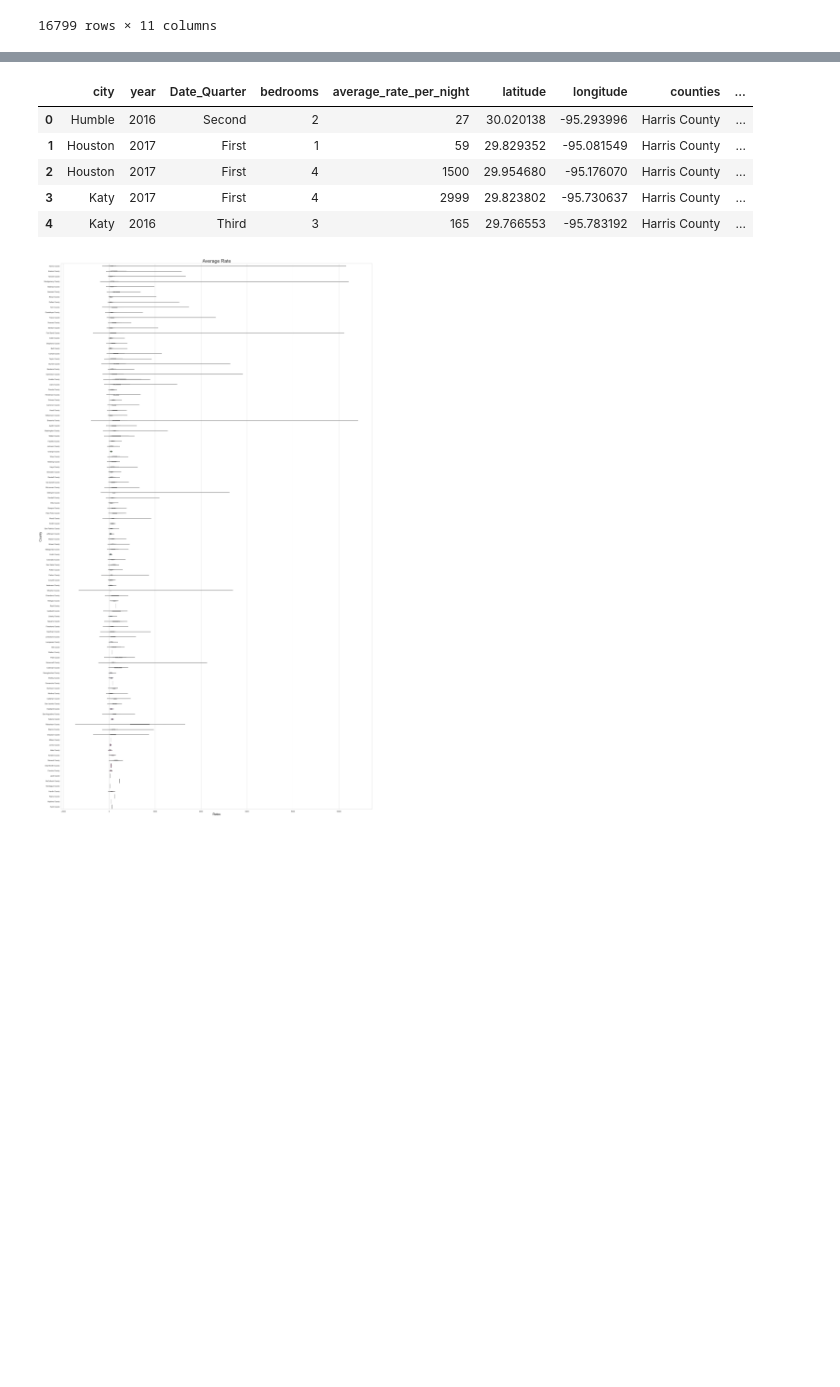
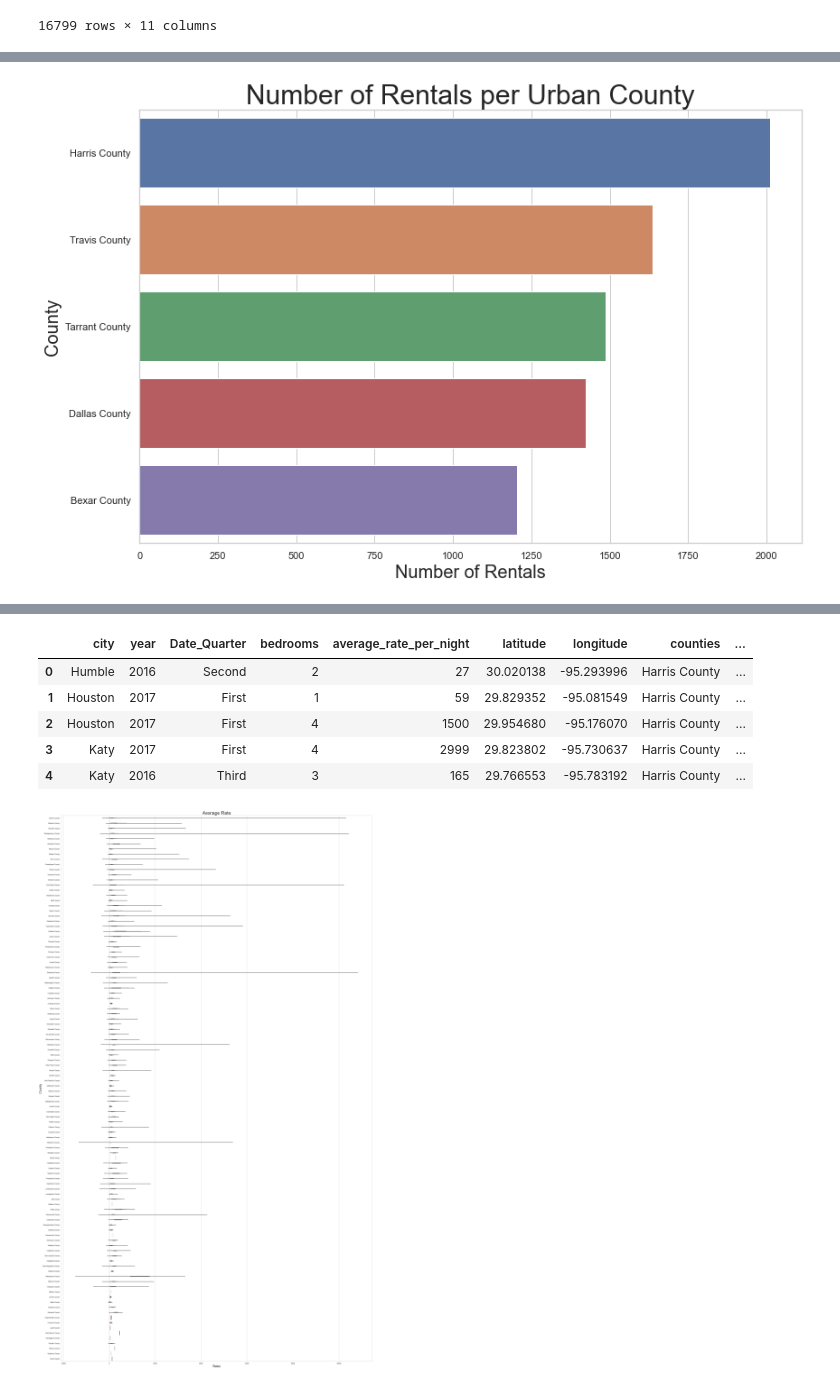
Before and after one commit to stevengreen320/Airbnb-EDA, a Jupyter notebook: Project 1 Extra.ipynb, the cells around one changed output, grey strips where cells are left out. Drawn from its saved outputs; the diff is of its cells as text; code cells hidden in the pictures; blank space fills up the shorter version.

Commit message:
Visualizations
Visualizations

```diff
--- a/Project 1 Extra.ipynb
+++ b/Project 1 Extra.ipynb
@@ -479,3 +479,13 @@ airbnb_df
 
 # airbnb_df['average_rate_per_night'] = airbnb_df['average_rate_per_night'].str.replace('$', '').astype(int)
 # airbnb_df
+# %%
+# Make Bins for Rual and Uban
+
+bins_1 = [0, 50000, 4600000]
+
+# Create the names for the five bins
+group_names1 = ["Rual", "Urban"]
+# %%
+airbnb_df1["Urban_Rual"] = pd.cut(airbnb_df1["TotalPop"], bins_1, labels=group_names1, include_lowest=True)
+airbnb_df1
@@ -481,0 +506,4 @@ airbnb_df
+# %%
+# Urban data
+urban_df = airbnb_df1.loc[airbnb_df1.Urban_Rual == "Urban"]
+urban_df
@@ -481,0 +524,5 @@ airbnb_df
+# %%
+# Top Urban Counties
+urban_county = urban_df.groupby('counties')['city'].count().reset_index().sort_values(by='city', ascending=False).head(5)
+
+urban_county
@@ -481,0 +536,10 @@ airbnb_df
+# %%
+plt.figure(figsize = (12,8))
+sns.barplot(x='city', y="counties", data=urban_county)
+plt.title("Number of Rentals per Urban County", size=30)
+plt.xlabel("Number of Rentals", size=20)
+plt.ylabel("County", size=20)
+plt.tight_layout()
+plt.savefig("Rentals_Urban.png")
+# %% [output]
+[figure, added]
```
Also changed, not shown: parts of 51 cells of this notebook, 25 other files.
